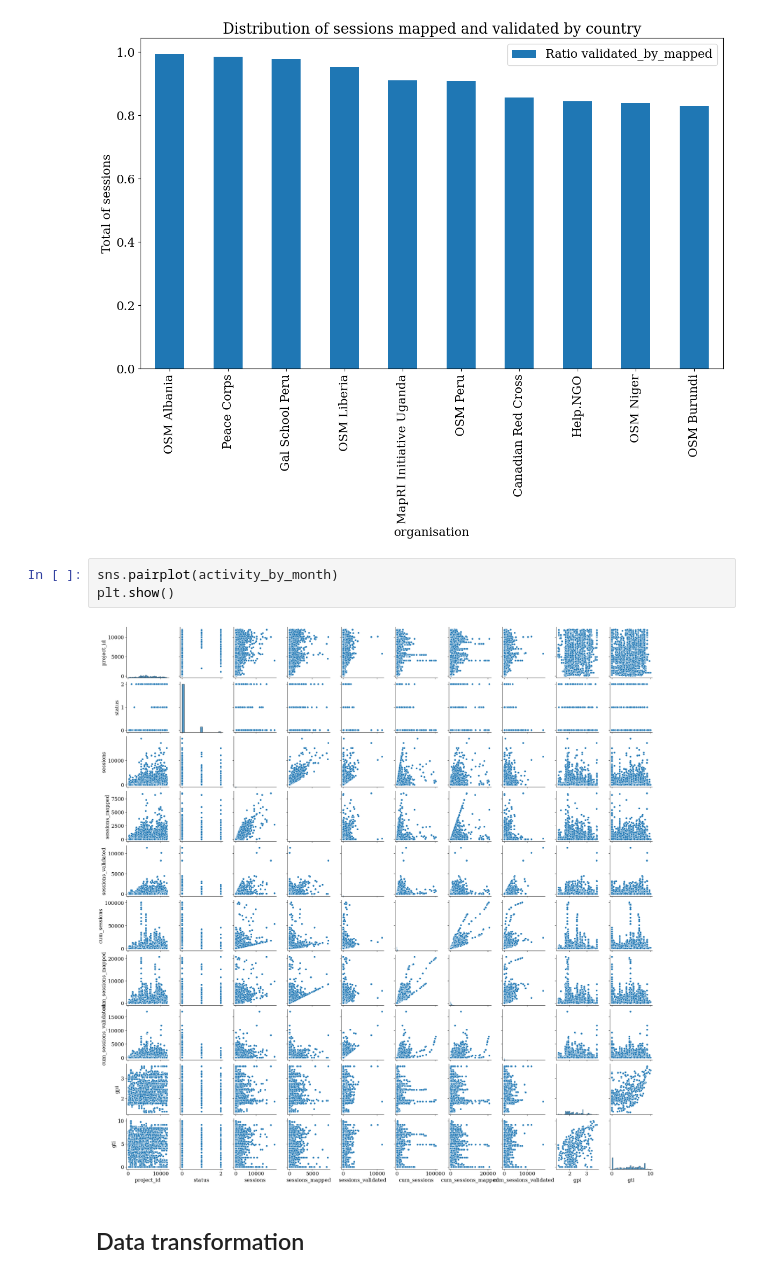
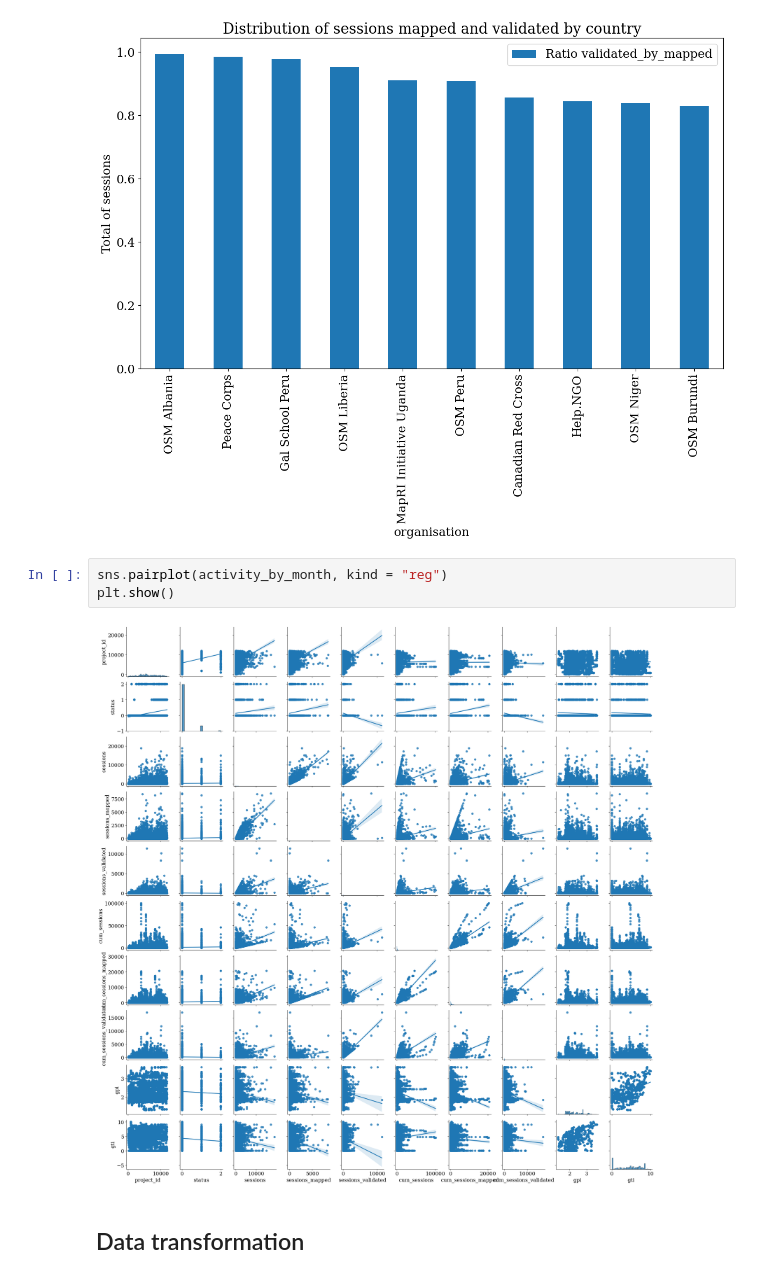
Before and after one commit to SIDIBEMoussa/Humanitarian-activity-analysis, a Jupyter notebook: Final notebook (EDA + Modeling)/Final_Notebook.ipynb, the cells around one changed output. Drawn from its saved outputs; the diff is of its cells as text.

```diff
--- a/Final notebook (EDA + Modeling)/Final_Notebook.ipynb
+++ b/Final notebook (EDA + Modeling)/Final_Notebook.ipynb
@@ -153,9 +153,9 @@ plt.show()
 # %% [output]
 [figure]
 # %%
-sns.pairplot(activity_by_month)
+sns.pairplot(activity_by_month, kind = "reg")
 plt.show()
 # %% [output]
-[figure, old version]
+[figure, new version]
 # %% [markdown]
 ## Data transformation
```
Also changed, not shown: parts of 7 cells of this notebook, 1 other file.
